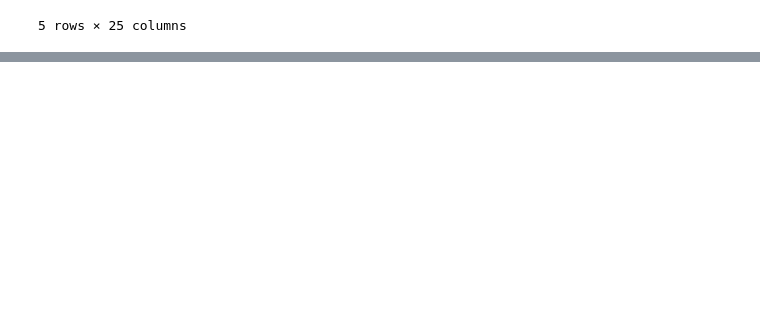
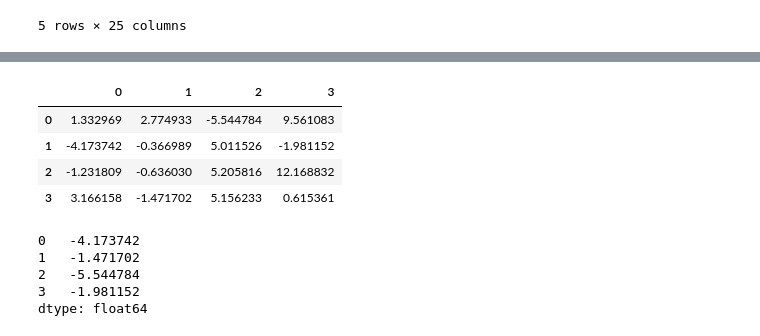
Before and after one commit to ProcedureOriented/MachineLearning, a Jupyter notebook: MidTermHomework.ipynb, the cells around one changed output, grey strips where cells are left out. Drawn from its saved outputs; the diff is of its cells as text; code cells hidden in the pictures; blank space fills up the shorter version.

```diff
--- a/MidTermHomework.ipynb
+++ b/MidTermHomework.ipynb
@@ -157,0 +234,19 @@ df_dict['用户信息'].head(5)
+# %%
+np.random.seed(2)
+df_test = pd.DataFrame(np.random.randn(4,4)* 4 + 3)
+
+df_test
+# %% [output]
+|  | 0 | 1 | 2 | 3 |
+| 0 | 1.332969 | 2.774933 | -5.544784 | 9.561083 |
+| 1 | -4.173742 | -0.366989 | 5.011526 | -1.981152 |
+| 2 | -1.231809 | -0.636030 | 5.205816 | 12.168832 |
+| 3 | 3.166158 | -1.471702 | 5.156233 | 0.615361 |
+# %%
+df_test.apply(lambda x: np.min(x))
+# %% [output]
+0   -4.173742
+1   -1.471702
+2   -5.544784
+3   -1.981152
+dtype: float64
```
Also changed, not shown: parts of 12 cells of this notebook.
